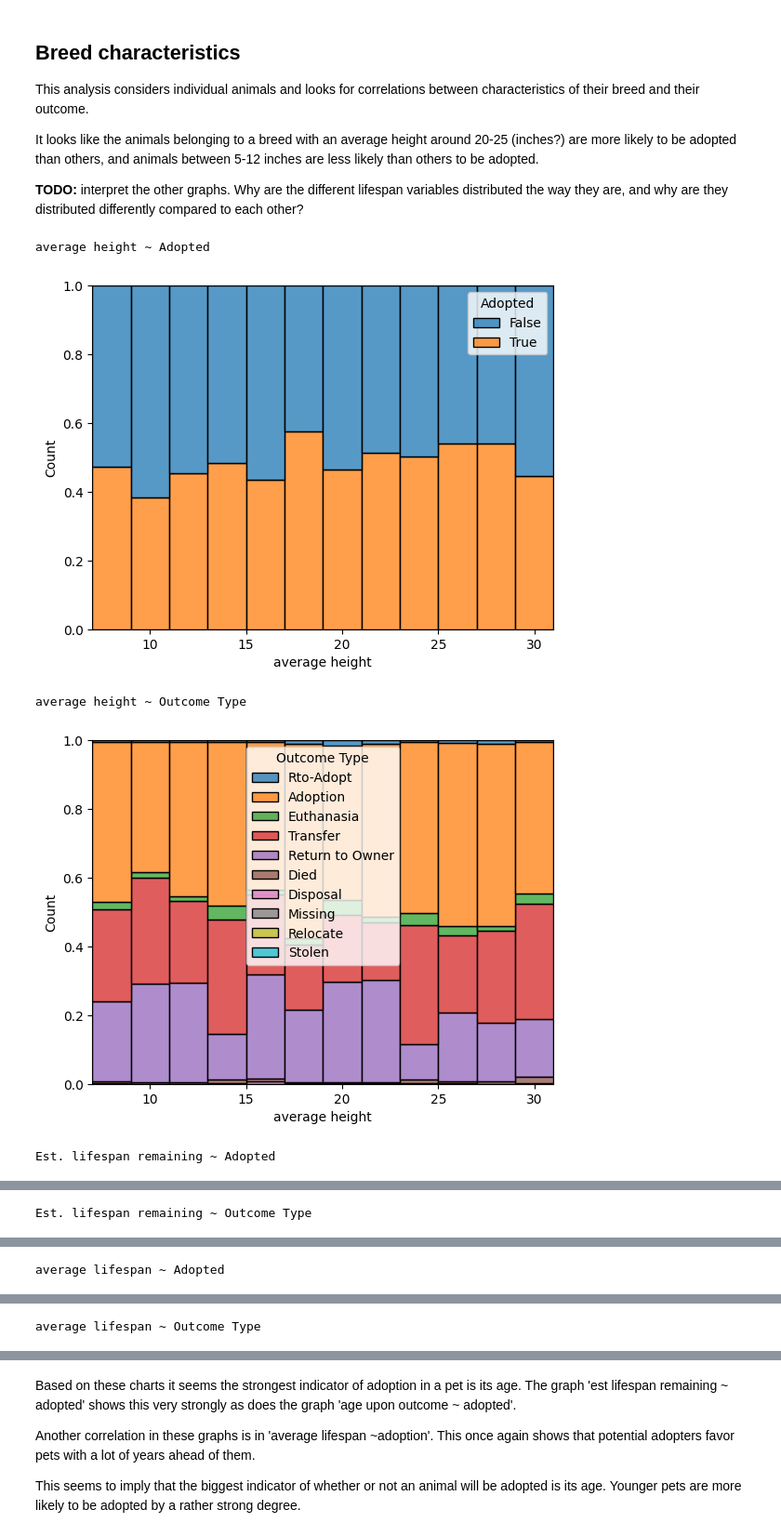
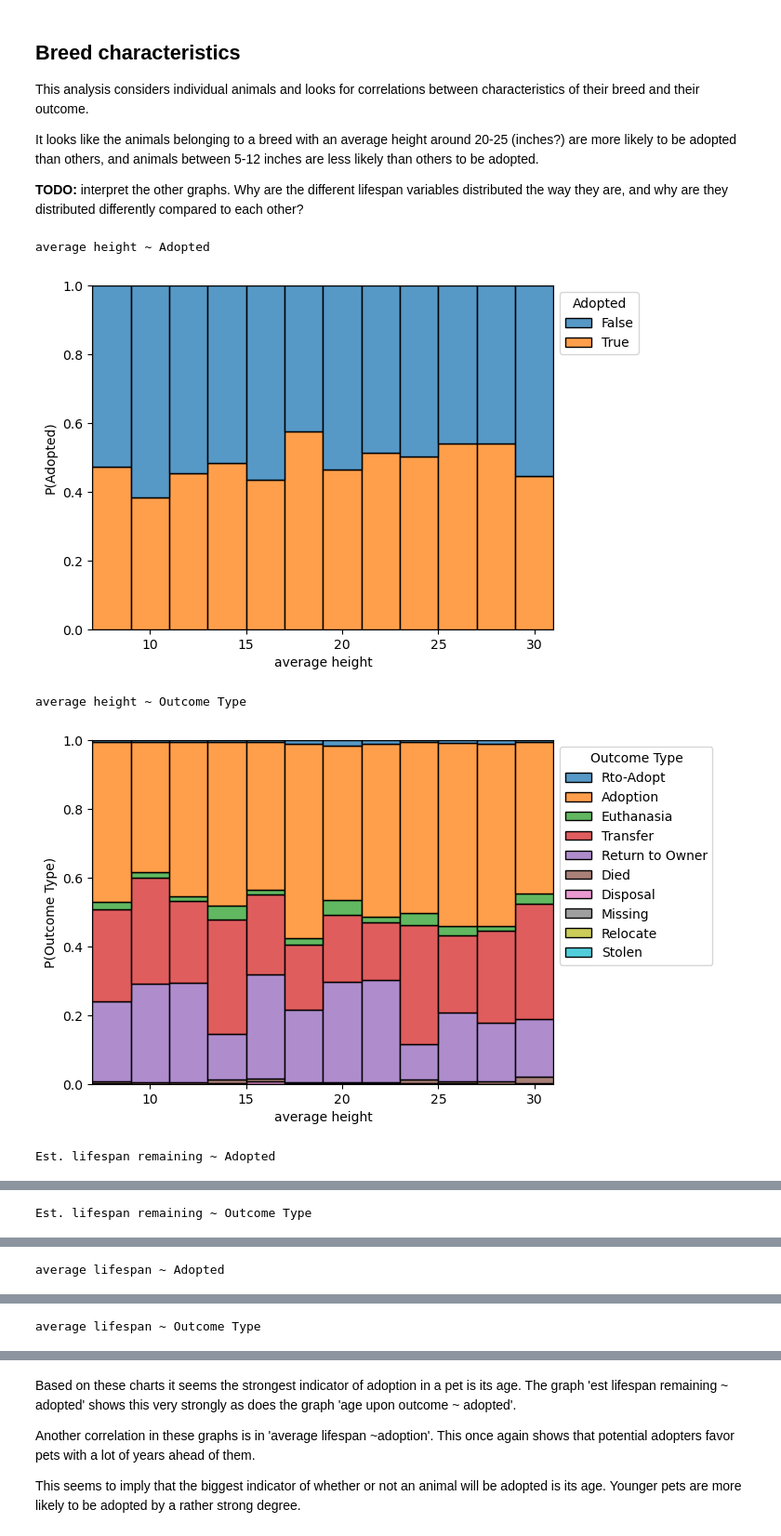
Before and after one commit to i12345/AustinAnimalCenterAnalysis, a Jupyter notebook: corr.ipynb, the cells around one changed output, grey strips where cells are left out. Shown at 93% size. Cells and saved outputs as stored; diff of their text form; code cells hidden in the pictures.

```diff
--- a/corr.ipynb
+++ b/corr.ipynb
@@ -407,38 +369,40 @@ def correlo_histogram(df, independent, dependent, binwidth):
     # (see how the confidence interval was constructed in the previous cell
     # for regression by color)
 
-    sns.histplot(data=df,
+    ax=sns.histplot(data=df,
              x=independent,
              hue=dependent,
              multiple='fill',
              binwidth=binwidth)
+    sns.move_legend(ax, 'upper left', bbox_to_anchor=(1,1))
+    plt.ylabel(f"P({dependent})")
     plt.show()
 
 independent_vars_breeds_info = [
     ['average height', 2],
     ['Est. lifespan remaining', 1],
     ['average lifespan', 1],
     ['Lifespan Low', 1],
     ['Lifespan High', 1]
 ]
 
 independent_vars_individuals = [
     ['Age upon Outcome (years)', 1],
     ['Color 0 H', 0.1],
     ['Color 0 S', 0.1],
     ['Color 0 V', 0.1]
 ]
 
 for [independent, binwidth] in independent_vars_breeds_info:
     for dependent in ['Adopted', 'Outcome Type']:
         correlo_histogram(df_out_with_breeds_info_1, independent, dependent, binwidth)
 
 for [independent, binwidth] in independent_vars_individuals:
     for dependent in ['Adopted', 'Outcome Type']:
         correlo_histogram(df_out_1, independent, dependent, binwidth)
 # %% [output]
 average height ~ Adopted
-[figure, old version]
+[figure, new version]
 average height ~ Outcome Type
-[figure, old version]
+[figure, new version]
 Est. lifespan remaining ~ Adopted
```
Also changed, not shown: parts of 9 cells of this notebook, 1 other file.
